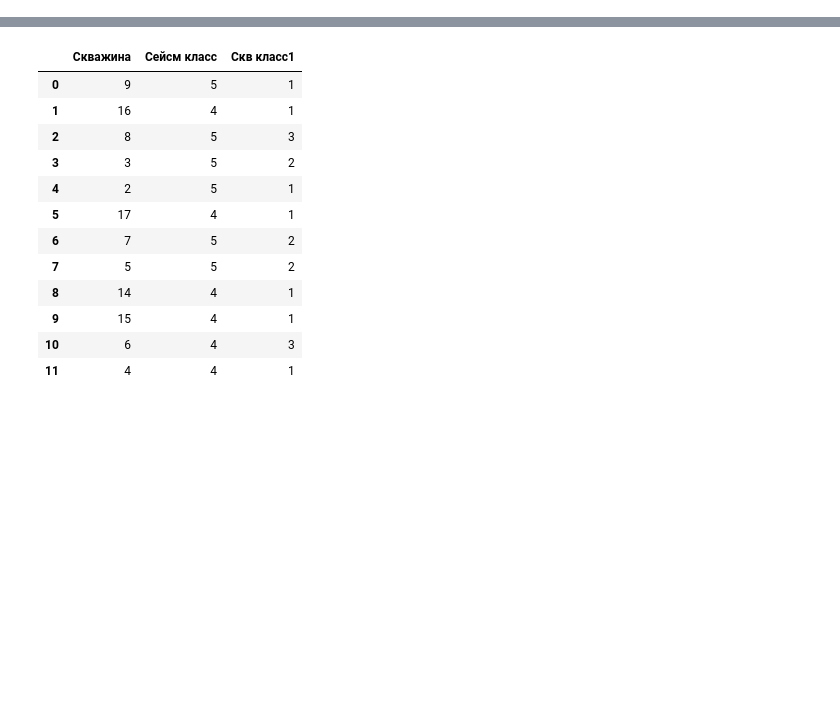
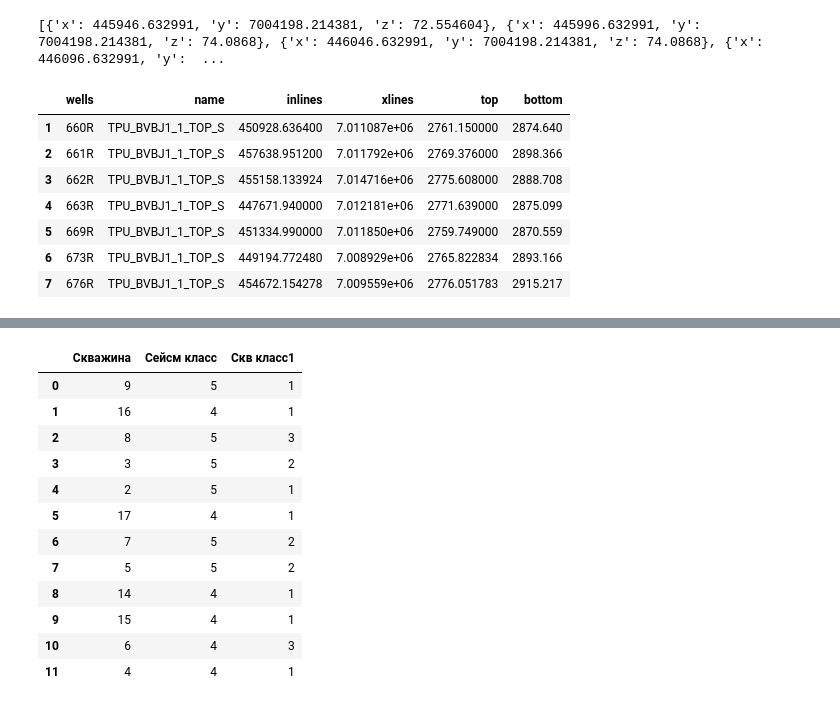
Before and after one commit to KosterioKim/Seisma, a Jupyter notebook: 3_5_facii_po_skvaginam.ipynb, the cells around one changed output, grey strips where cells are left out. Cells and saved outputs as stored; diff of their text form; code cells hidden in the pictures; blank space fills up the shorter version.

```diff
--- a/3_5_facii_po_skvaginam.ipynb
+++ b/3_5_facii_po_skvaginam.ipynb
@@ -3 +35,5 @@ import pandas as pd
+# %%
+print(Lateral_trend[:10])
+# %% [output]
+[{'x': 445946.632991, 'y': 7004198.214381, 'z': 72.554604}, {'x': 445996.632991, 'y': 7004198.214381, 'z': 74.0868}, {'x': 446046.632991, 'y': 7004198.214381, 'z': 74.0868}, {'x': 446096.632991, 'y':  ...
 # %%
@@ -4,0 +41,14 @@ df = pd.read_excel('C:/HV/Seismic/datas/SFA_SO.xlsx')
+# %%
+column_names = ['wells', 'name', 'inlines', 'xlines', 'top', 'bottom']
+df_all_wells_coor = pd.read_csv('C:/HV/Seismic/datas/test_3_5/data_wells.txt', sep='\t', names=column_names, header=None)
+# %%
+df_all_wells_coor
+# %% [output]
+|  | wells | name | inlines | xlines | top | bottom |
+| 1 | 660R | TPU_BVBJ1_1_TOP_S | 450928.636400 | 7.011087e+06 | 2761.150000 | 2874.640 |
+| 2 | 661R | TPU_BVBJ1_1_TOP_S | 457638.951200 | 7.011792e+06 | 2769.376000 | 2898.366 |
+| 3 | 662R | TPU_BVBJ1_1_TOP_S | 455158.133924 | 7.014716e+06 | 2775.608000 | 2888.708 |
+| 4 | 663R | TPU_BVBJ1_1_TOP_S | 447671.940000 | 7.012181e+06 | 2771.639000 | 2875.099 |
+| 5 | 669R | TPU_BVBJ1_1_TOP_S | 451334.990000 | 7.011850e+06 | 2759.749000 | 2870.559 |
+| 6 | 673R | TPU_BVBJ1_1_TOP_S | 449194.772480 | 7.008929e+06 | 2765.822834 | 2893.166 |
+| 7 | 676R | TPU_BVBJ1_1_TOP_S | 454672.154278 | 7.009559e+06 | 2776.051783 | 2915.217 |
```
Also changed, not shown: parts of 9 cells of this notebook.
